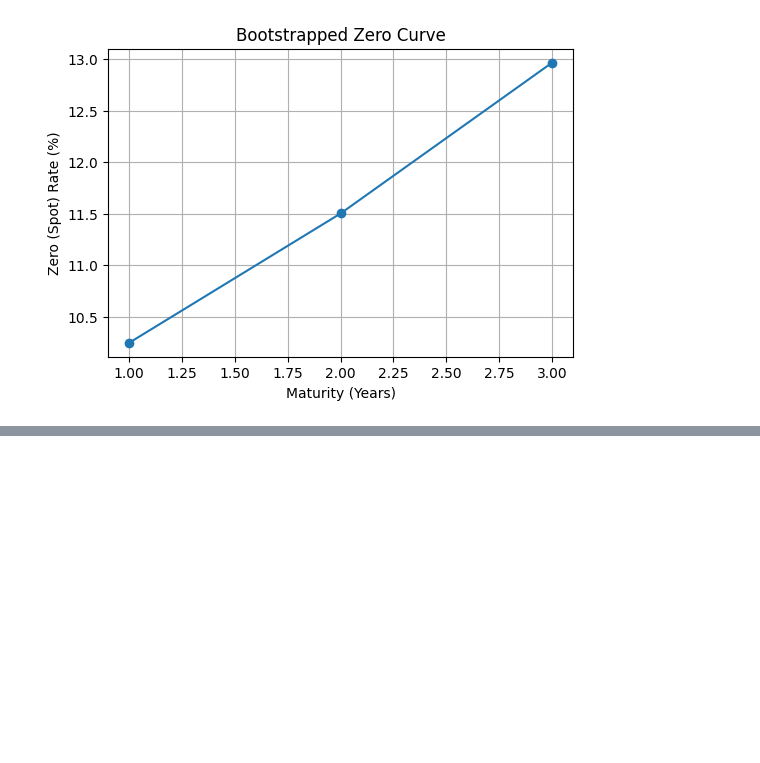
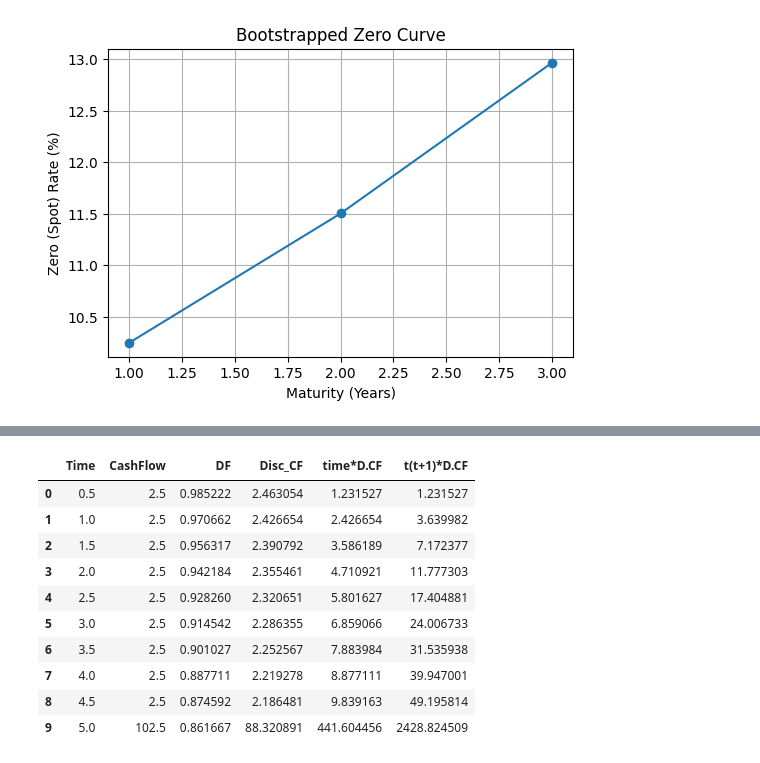
Before and after one commit to HST0077/HYOTC, a Jupyter notebook: Interest_Rate_and_bonds.ipynb, the cells around one changed output, grey strips where cells are left out. Saved outputs shown, nothing was run; the diff lists cells and outputs as text; code cells hidden in the pictures; blank space fills up the shorter version.

```diff
--- a/Interest_Rate_and_bonds.ipynb
+++ b/Interest_Rate_and_bonds.ipynb
@@ -524,0 +680,5 @@ print(FRA12)
+# %%
+price,df=bond_price(0.05, 2, 5, 100, 0.03)
+up_price,df_new=bond_price(0.05, 2, 5, 100, 0.04)
+print('원래 채권가격:',price)
+print('금리 상승 후 채권가격:',up_price)
@@ -524,0 +702,16 @@ print(FRA12)
+# %%
+df["time*D.CF"] = df["Time"] * df["Disc_CF"]
+df['t(t+1)*D.CF']=df['Time']*((2*df['Time']+1)/2)*df['Disc_CF']
+df
+# %% [output]
+|  | Time | CashFlow | DF | Disc_CF | time*D.CF | t(t+1)*D.CF |
+| 0 | 0.5 | 2.5 | 0.985222 | 2.463054 | 1.231527 | 1.231527 |
+| 1 | 1.0 | 2.5 | 0.970662 | 2.426654 | 2.426654 | 3.639982 |
+| 2 | 1.5 | 2.5 | 0.956317 | 2.390792 | 3.586189 | 7.172377 |
+| 3 | 2.0 | 2.5 | 0.942184 | 2.355461 | 4.710921 | 11.777303 |
+| 4 | 2.5 | 2.5 | 0.928260 | 2.320651 | 5.801627 | 17.404881 |
+| 5 | 3.0 | 2.5 | 0.914542 | 2.286355 | 6.859066 | 24.006733 |
+| 6 | 3.5 | 2.5 | 0.901027 | 2.252567 | 7.883984 | 31.535938 |
+| 7 | 4.0 | 2.5 | 0.887711 | 2.219278 | 8.877111 | 39.947001 |
+| 8 | 4.5 | 2.5 | 0.874592 | 2.186481 | 9.839163 | 49.195814 |
+| 9 | 5.0 | 102.5 | 0.861667 | 88.320891 | 441.604456 | 2428.824509 |
```
Also changed, not shown: parts of 21 cells of this notebook.
